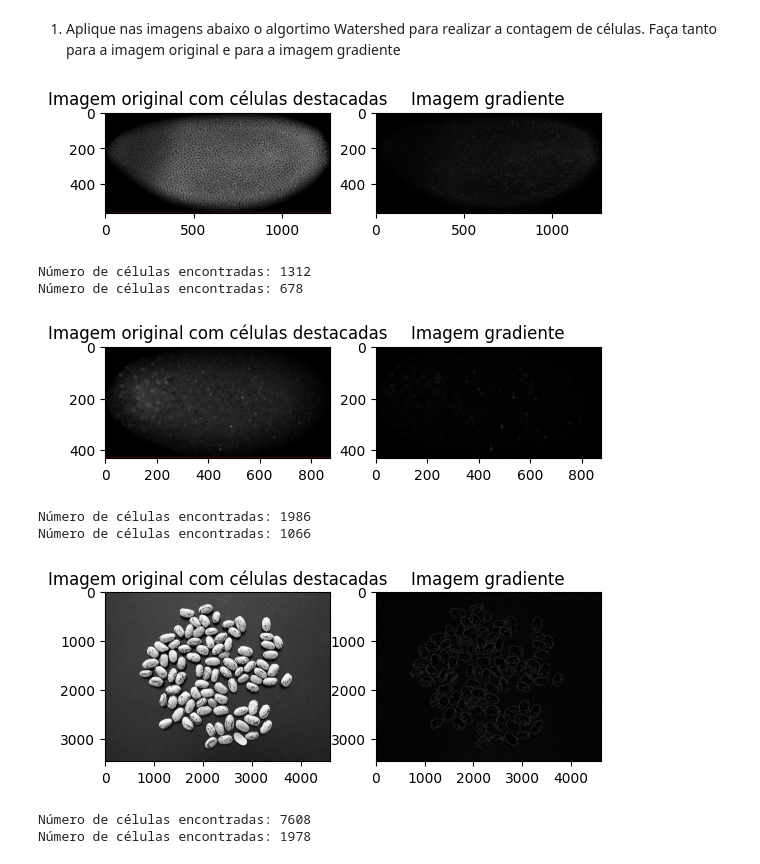
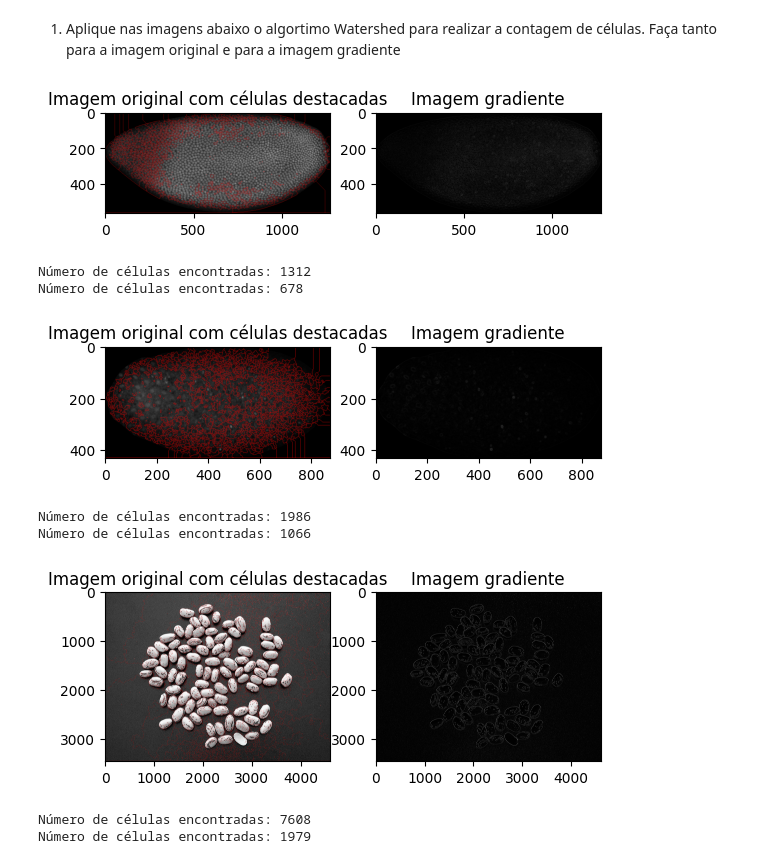
Before and after one commit to NicNaves/gsi058_t1_nicolasnaves, a Jupyter notebook: Lab08 - Watershed/lab08.ipynb, the cells around one changed output. Drawn from its saved outputs; the diff is of its cells as text; code cells hidden in the pictures.

```diff
--- a/Lab08 - Watershed/lab08.ipynb
+++ b/Lab08 - Watershed/lab08.ipynb
@@ -19,11 +19,9 @@ _, marcadores = cv2.connectedComponents(cv2.threshold(gradiente, 0, 255, cv2.THR
 _, marcadores2 = cv2.connectedComponents(cv2.threshold(img1, 0, 255, cv2.THRESH_BINARY+cv2.THRESH_OTSU)[1])
 
 # Aplique o algoritmo Watershed para separar as células próximas
-marcadores = marcadores + 1
-marcadores[gradiente == 255] = 0
+marcadores[gradiente == 255] = 1
 marcadores = cv2.watershed(cv2.cvtColor(img1, cv2.COLOR_GRAY2BGR), marcadores)
 
-marcadores2 = marcadores2 + 1
 marcadores2[img1 == 0] = 1
 marcadores2 = cv2.watershed(cv2.cvtColor(img1, cv2.COLOR_GRAY2BGR), marcadores2)
 
@@ -49,7 +47,7 @@ plt.show()
 print("Número de células encontradas:", numero_de_celulas)
 print("Número de células encontradas:", numero_de_celulas2)
 # %% [output]
-[figure, old version]
+[figure, new version]
 Número de células encontradas: 1312
 Número de células encontradas: 678
 # %%
@@ -66,37 +64,36 @@ _, marcadores = cv2.connectedComponents(cv2.threshold(gradiente, 0, 255, cv2.THR
 _, marcadores2 = cv2.connectedComponents(cv2.threshold(img1, 0, 255, cv2.THRESH_BINARY+cv2.THRESH_OTSU)[1])
 
 # Aplique o algoritmo Watershed para separar as células próximas
-marcadores = marcadores + 1
-marcadores[gradiente == 255] = 0
+
+marcadores[gradiente == 255] = 1
 marcadores = cv2.watershed(cv2.cvtColor(img1, cv2.COLOR_GRAY2BGR), marcadores)
 
-marcadores2 = marcadores2 + 1
 marcadores2[img1 == 0] = 1
 marcadores2 = cv2.watershed(cv2.cvtColor(img1, cv2.COLOR_GRAY2BGR), marcadores2)
 
 # Destaque as regiões de células na imagem colorida
 img_color = cv2.cvtColor(img1, cv2.COLOR_GRAY2BGR)
 img_color[marcadores == -1] = [255, 0, 0]# Definir as bordas das células como vermelho
 
 
 
 # Conte o número de células
 numero_de_celulas = len(np.unique(marcadores)) - 1
 numero_de_celulas2 = len(np.unique(marcadores2)) - 1
 
 # Exiba os resultados
 plt.subplot(1, 2, 1)
 plt.imshow(img_color)
 plt.title("Imagem original com células destacadas")
 plt.subplot(1, 2, 2)
 plt.imshow(gradiente, cmap='gray', vmin=0, vmax=255)
 plt.title("Imagem gradiente")
 plt.show()
 
 print("Número de células encontradas:", numero_de_celulas)
 print("Número de células encontradas:", numero_de_celulas2)
 # %% [output]
-[figure, old version]
+[figure, new version]
 Número de células encontradas: 1986
 Número de células encontradas: 1066
 # %%
@@ -113,11 +110,10 @@ _, marcadores = cv2.connectedComponents(cv2.threshold(gradiente, 0, 255, cv2.THR
 _, marcadores2 = cv2.connectedComponents(cv2.threshold(img1, 0, 255, cv2.THRESH_BINARY+cv2.THRESH_OTSU)[1])
 
 # Aplique o algoritmo Watershed para separar as células próximas
-marcadores = marcadores + 1
-marcadores[gradiente == 255] = 0
+
+marcadores[gradiente == 255] = 1
 marcadores = cv2.watershed(cv2.cvtColor(img1, cv2.COLOR_GRAY2BGR), marcadores)
 
-marcadores2 = marcadores2 + 1
 marcadores2[img1 == 0] = 1
 marcadores2 = cv2.watershed(cv2.cvtColor(img1, cv2.COLOR_GRAY2BGR), marcadores2)
 
@@ -145,4 +141,4 @@ print("Número de células encontradas:", numero_de_celulas2)
 # %% [output]
 [figure]
 Número de células encontradas: 7608
-Número de células encontradas: 1978
+Número de células encontradas: 1979
```
